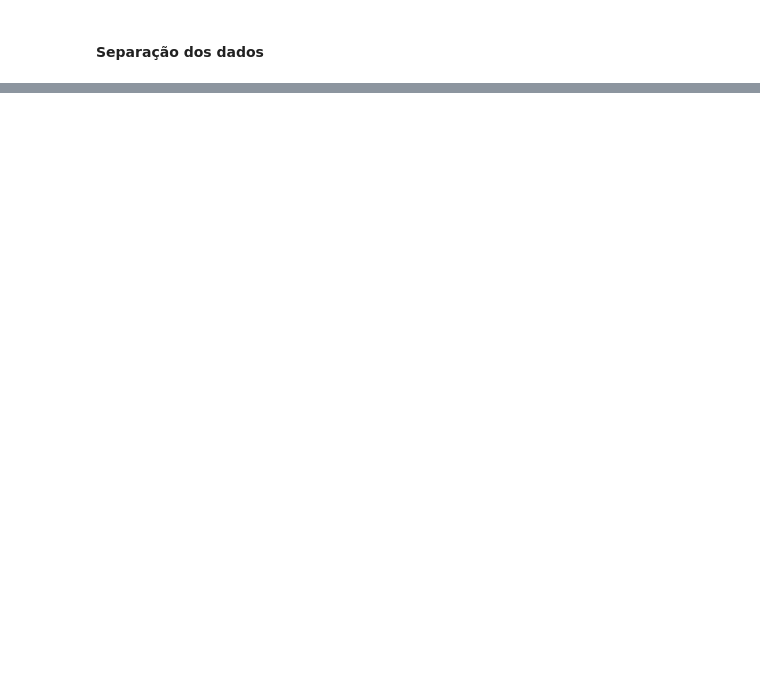
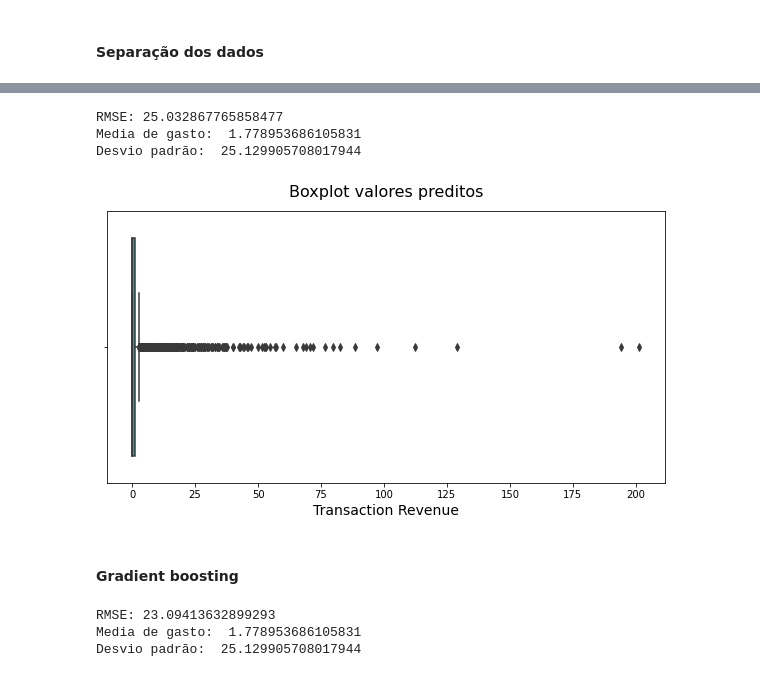
Before and after one commit to LilianeAquino/notebooks_cursos_alura, a Jupyter notebook: Machine Learning no Marketing Digital/ml_marketing_digital.ipynb, the cells around one changed output, grey strips where cells are left out. Drawn from its saved outputs; the diff is of its cells as text; code cells hidden in the pictures; blank space fills up the shorter version.

```diff
--- a/Machine Learning no Marketing Digital/ml_marketing_digital.ipynb
+++ b/Machine Learning no Marketing Digital/ml_marketing_digital.ipynb
@@ -355,2 +357,19 @@ visitas.head()
+# %%
+visitas.drop(['fullVisitorId'], axis=1, inplace=True)
+
+y = visitas['transactionRevenue'].copy()
+X = visitas.drop(['transactionRevenue'], axis=1)
+# %%
+from sklearn.preprocessing import LabelEncoder
+
+qualitativas = visitas.dtypes[visitas.dtypes == object].keys()
+for coluna in qualitativas:
+    lbl = LabelEncoder()
+    strings = list(X[coluna].values.astype('str'))
+    X[coluna] = lbl.fit_transform(strings)
 # %% [markdown]
 #### Separação dos dados
+# %%
+X_train, X_test, y_train, y_test = train_test_split(X, y, test_size=0.3, random_state=42)
+print(f'Treino: {X_train.shape} + {y_train.shape}')
+print(f'Teste:  {X_test.shape}  + {y_test.shape}')
@@ -356,0 +381,6 @@ visitas.head()
+# %%
+reg = LinearRegression()
+_ = reg.fit(X_train, y_train)
+
+pred = reg.predict(X_test)
+pred[pred < 0] = 0
@@ -356,0 +399,18 @@ visitas.head()
+# %%
+print(f'RMSE: {np.sqrt(mean_squared_error(y_test, pred))}')
+print('Media de gasto: ', np.mean(df_quant['transactionRevenue']))
+print('Desvio padrão: ', np.std(df_quant['transactionRevenue']))
+# %% [output]
+RMSE: 25.032867765858477
+Media de gasto:  1.778953686105831
+Desvio padrão:  25.129905708017944
+# %%
+plt.figure(figsize=(10, 5))
+sns.boxplot(pred, color='c')
+plt.title('Boxplot valores preditos', fontsize=16, y=1.03)
+plt.xlabel('Transaction Revenue', fontsize=14)
+plt.show()
+# %% [output]
+[figure, added]
+# %% [markdown]
+#### Gradient boosting
@@ -356,0 +424,8 @@ visitas.head()
+# %%
+print(f'RMSE: {np.sqrt(mean_squared_error(y_test, pred))}')
+print('Media de gasto: ', np.mean(df_quant['transactionRevenue']))
+print('Desvio padrão: ', np.std(df_quant['transactionRevenue']))
+# %% [output]
+RMSE: 23.09413632899293
+Media de gasto:  1.778953686105831
+Desvio padrão:  25.129905708017944
```
Also changed, not shown: parts of 9 cells of this notebook, 3 other files.
